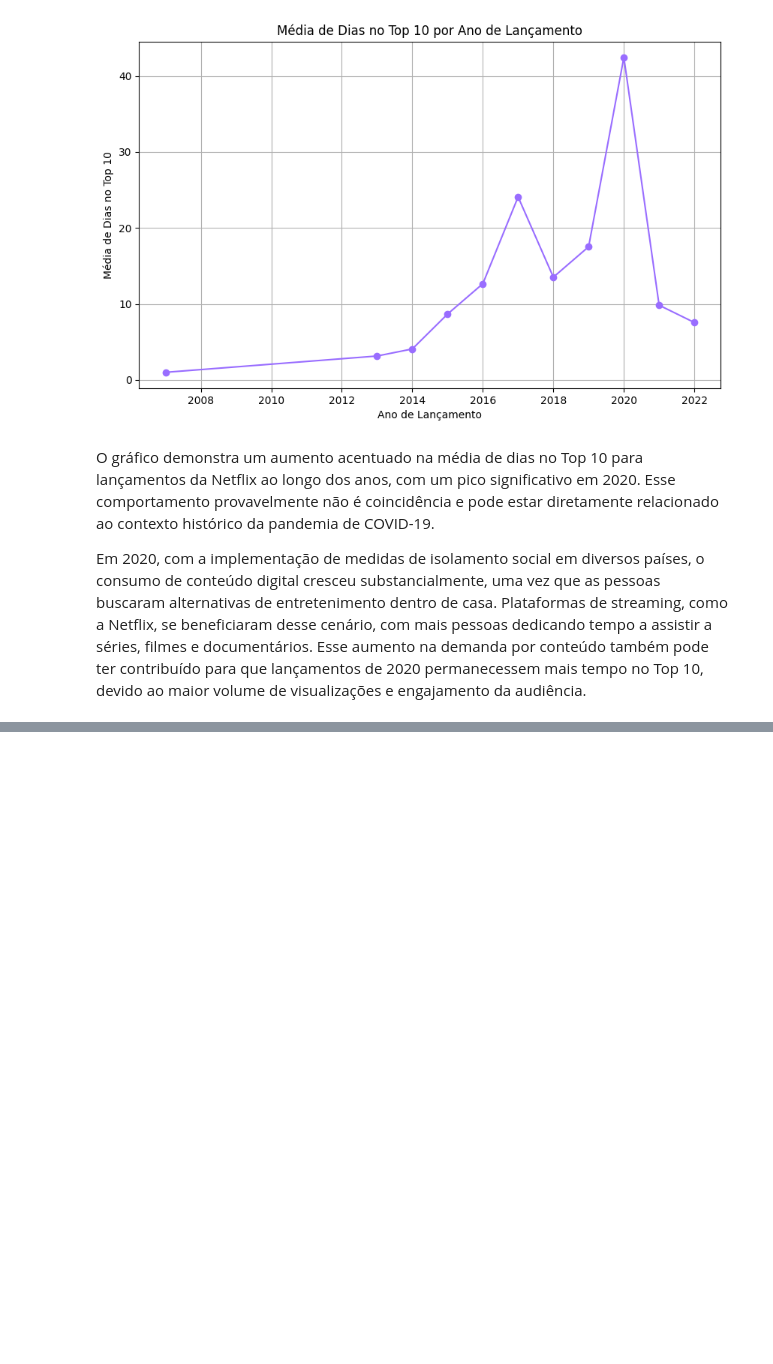
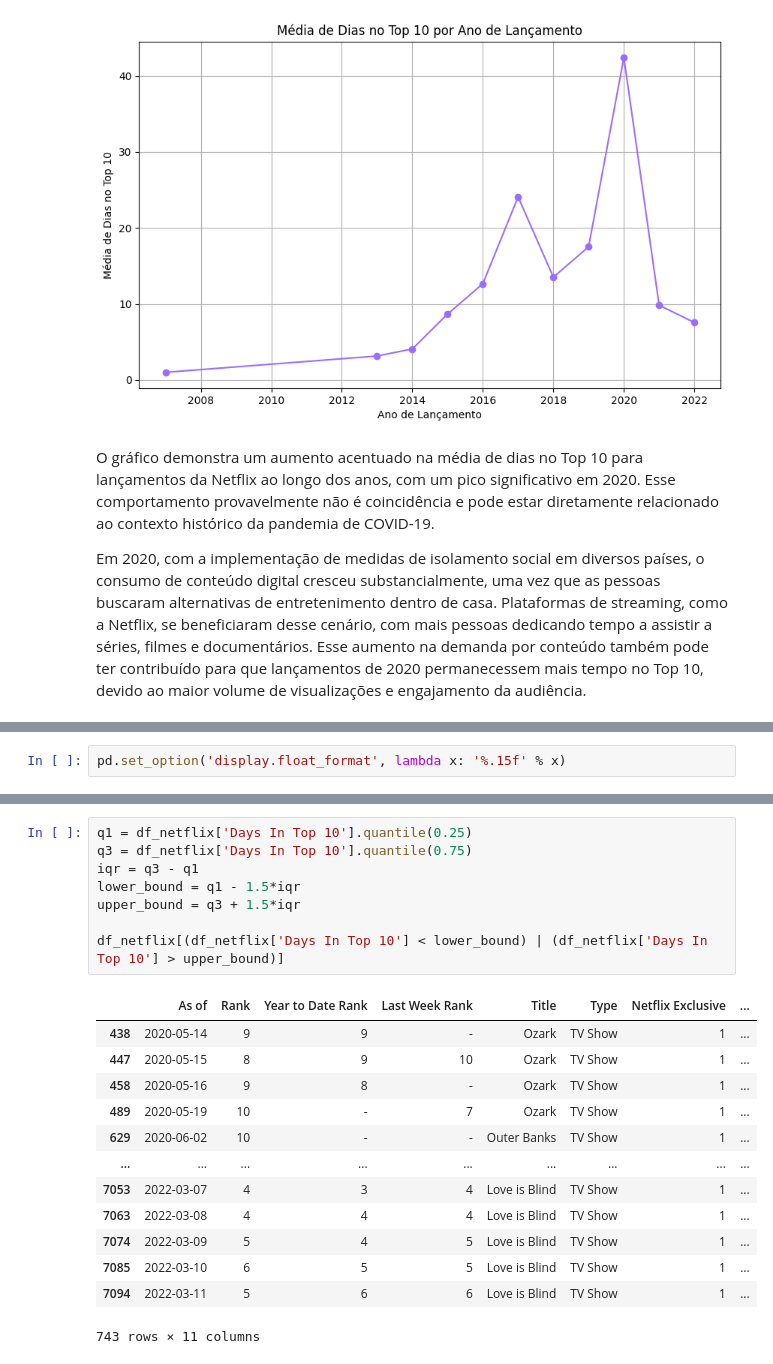
Before and after one commit to mfcstt/ia-challenge-rocketseat, a Jupyter notebook: eda/resolution.ipynb, the cells around one changed output, grey strips where cells are left out. Saved outputs shown, nothing was run; the diff lists cells and outputs as text; blank space fills up the shorter version.

```diff
--- a/eda/resolution.ipynb
+++ b/eda/resolution.ipynb
@@ -198,0 +235,2 @@ Outliers
+# %%
+pd.set_option('display.float_format', lambda x: '%.15f' % x)
@@ -198,0 +305,22 @@ Outliers
+# %%
+q1 = df_netflix['Days In Top 10'].quantile(0.25)
+q3 = df_netflix['Days In Top 10'].quantile(0.75)
+iqr = q3 - q1
+lower_bound = q1 - 1.5*iqr
+upper_bound = q3 + 1.5*iqr
+
+df_netflix[(df_netflix['Days In Top 10'] < lower_bound) | (df_netflix['Days In Top 10'] > upper_bound)]
+# %% [output]
+|  | As of | Rank | Year to Date Rank | Last Week Rank | Title | Type | Netflix Exclusive | ... |
+| 438 | 2020-05-14 | 9 | 9 | - | Ozark | TV Show | 1 | ... |
+| 447 | 2020-05-15 | 8 | 9 | 10 | Ozark | TV Show | 1 | ... |
+| 458 | 2020-05-16 | 9 | 8 | - | Ozark | TV Show | 1 | ... |
+| 489 | 2020-05-19 | 10 | - | 7 | Ozark | TV Show | 1 | ... |
+| 629 | 2020-06-02 | 10 | - | - | Outer Banks | TV Show | 1 | ... |
+| ... | ... | ... | ... | ... | ... | ... | ... | ... |
+| 7053 | 2022-03-07 | 4 | 3 | 4 | Love is Blind | TV Show | 1 | ... |
+| 7063 | 2022-03-08 | 4 | 4 | 4 | Love is Blind | TV Show | 1 | ... |
+| 7074 | 2022-03-09 | 5 | 4 | 5 | Love is Blind | TV Show | 1 | ... |
+| 7085 | 2022-03-10 | 6 | 5 | 5 | Love is Blind | TV Show | 1 | ... |
+| 7094 | 2022-03-11 | 5 | 6 | 6 | Love is Blind | TV Show | 1 | ... |
+743 rows × 11 columns
```
Also changed, not shown: parts of 27 cells of this notebook.
